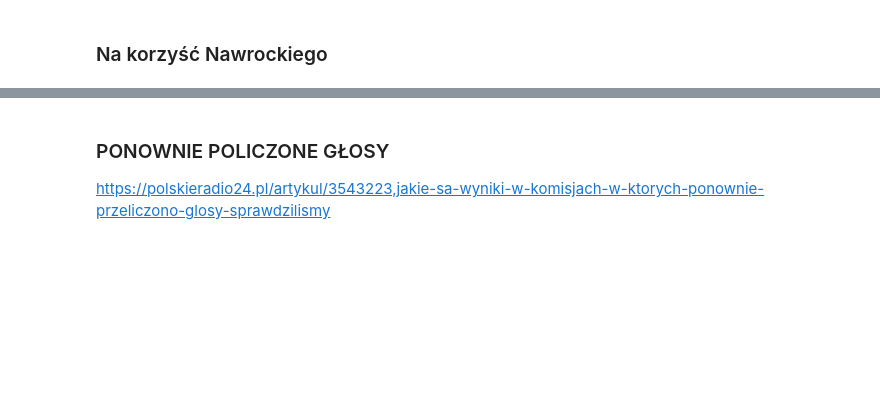
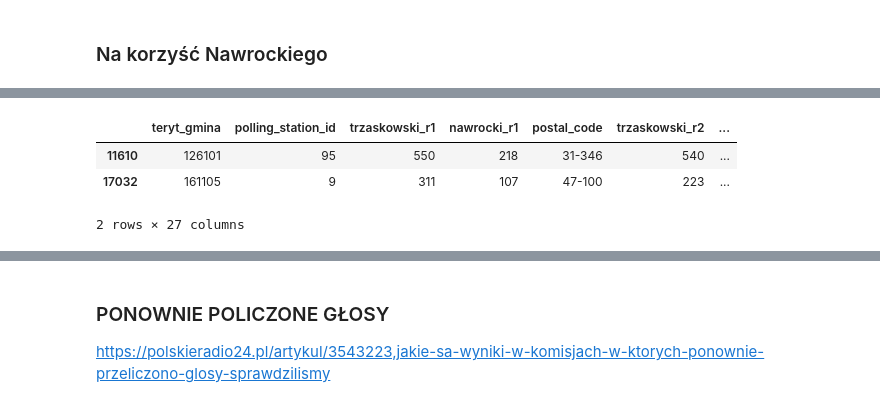
Before and after one commit to ijaniszewski/electoral-anomalies, a Jupyter notebook: kontek.ipynb, the cells around one changed output, grey strips where cells are left out. Saved outputs shown, nothing was run; the diff lists cells and outputs as text; code cells hidden in the pictures; blank space fills up the shorter version.

```diff
--- a/kontek.ipynb
+++ b/kontek.ipynb
@@ -395,0 +425,9 @@ To są rzeczywiście bardzo podejrzane przypadki i o takich przypadkach powinni
+# %%
+def get_commissions_with_all_anomalies(df, cand, k):
+    k_str = str(k).replace('.', '_')
+    sum_col = f"{cand}_sum_anomalies_k{k_str}"
+
+    if sum_col not in df.columns:
+        raise ValueError(f"Column '{sum_col}' not found. Did you compute anomaly sums?")
+
+    return df[df[sum_col] == 4]
@@ -425,8 +526,2 @@ df[df[cand_A + '_sum_anomalies']>=4]
 # %% [markdown]
 ### Na korzyść Nawrockiego
-# %%
-df[cand_B + '_sum_anomalies'] = df[[
-    cand_B + '_anomaly_1',
-    cand_B + '_anomaly_2',
-    cand_B + '_anomaly_3',
-    cand_B + '_anomaly_4']].sum(axis=1)
@@ -452,0 +528,3 @@ df[df[cand_B + '_sum_anomalies']>=4]
+# %%
+cand = "nawrocki"
+k = 2
@@ -452,0 +554,10 @@ df[df[cand_B + '_sum_anomalies']>=4]
+# %%
+# Komisje z wszystkimi czterma anomaliami
+
+df_all_anomalies = get_commissions_with_all_anomalies(df, cand, k)
+df_all_anomalies
+# %% [output]
+|  | teryt_gmina | polling_station_id | trzaskowski_r1 | nawrocki_r1 | postal_code | trzaskowski_r2 | ... |
+| 11610 | 126101 | 95 | 550 | 218 | 31-346 | 540 | ... |
+| 17032 | 161105 | 9 | 311 | 107 | 47-100 | 223 | ... |
+2 rows × 27 columns
```
Also changed, not shown: parts of 53 cells of this notebook, 4 other files.
